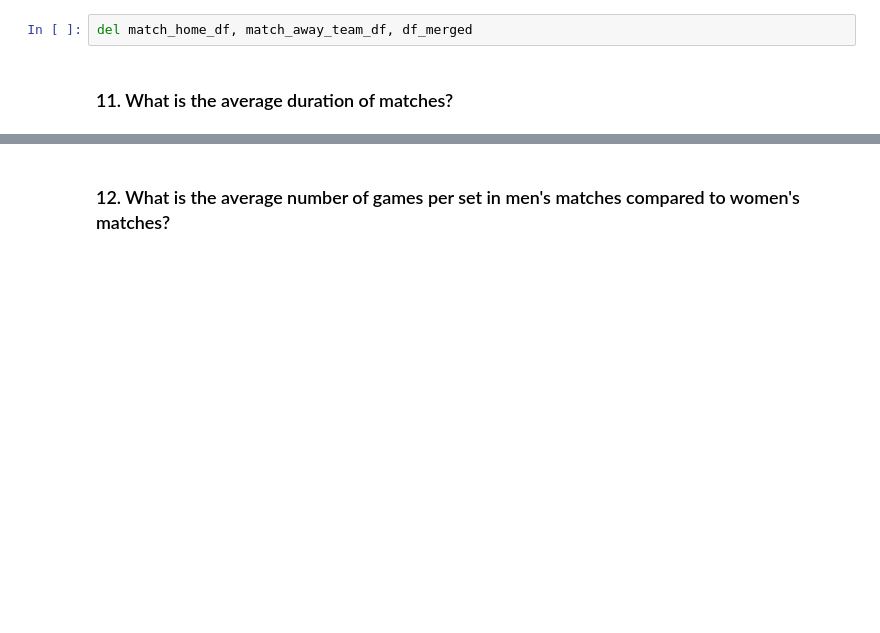
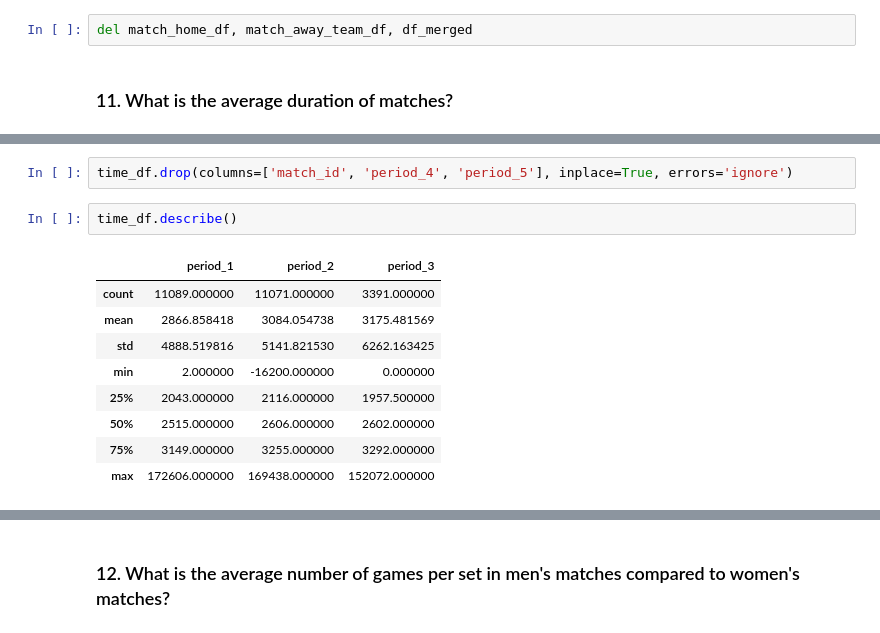
Before and after one commit to ParsaDEV15/Tennis-Project, a Jupyter notebook: notebooks/parsa_analysis_8_12.ipynb, the cells around one changed output, grey strips where cells are left out. Cells and saved outputs as stored; diff of their text form; blank space fills up the shorter version.

```diff
--- a/notebooks/parsa_analysis_8_12.ipynb
+++ b/notebooks/parsa_analysis_8_12.ipynb
@@ -201,0 +230,14 @@ del match_home_df, match_away_team_df, df_merged
+# %%
+time_df.drop(columns=['match_id', 'period_4', 'period_5'], inplace=True, errors='ignore')
+# %%
+time_df.describe()
+# %% [output]
+|  | period_1 | period_2 | period_3 |
+| count | 11089.000000 | 11071.000000 | 3391.000000 |
+| mean | 2866.858418 | 3084.054738 | 3175.481569 |
+| std | 4888.519816 | 5141.821530 | 6262.163425 |
+| min | 2.000000 | -16200.000000 | 0.000000 |
+| 25% | 2043.000000 | 2116.000000 | 1957.500000 |
+| 50% | 2515.000000 | 2606.000000 | 2602.000000 |
+| 75% | 3149.000000 | 3255.000000 | 3292.000000 |
+| max | 172606.000000 | 169438.000000 | 152072.000000 |
```
Also changed, not shown: parts of 11 cells of this notebook.
